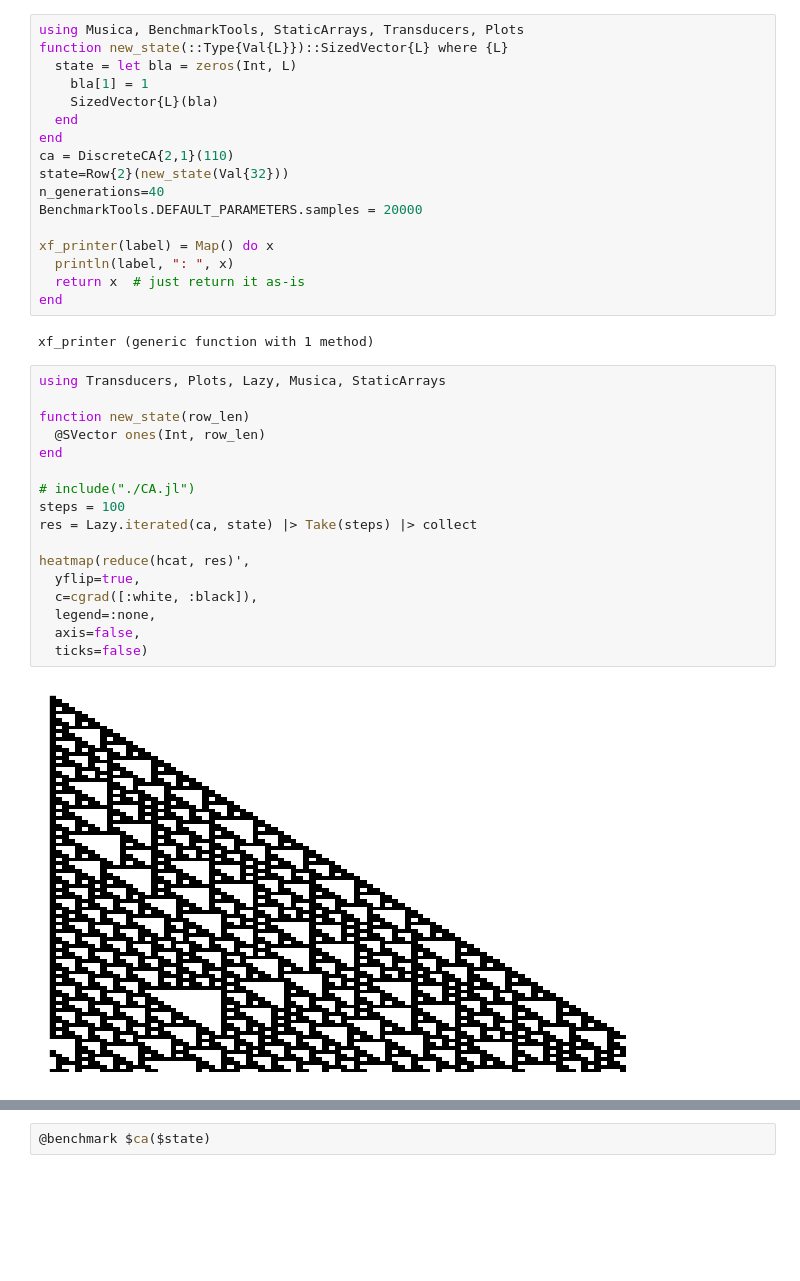
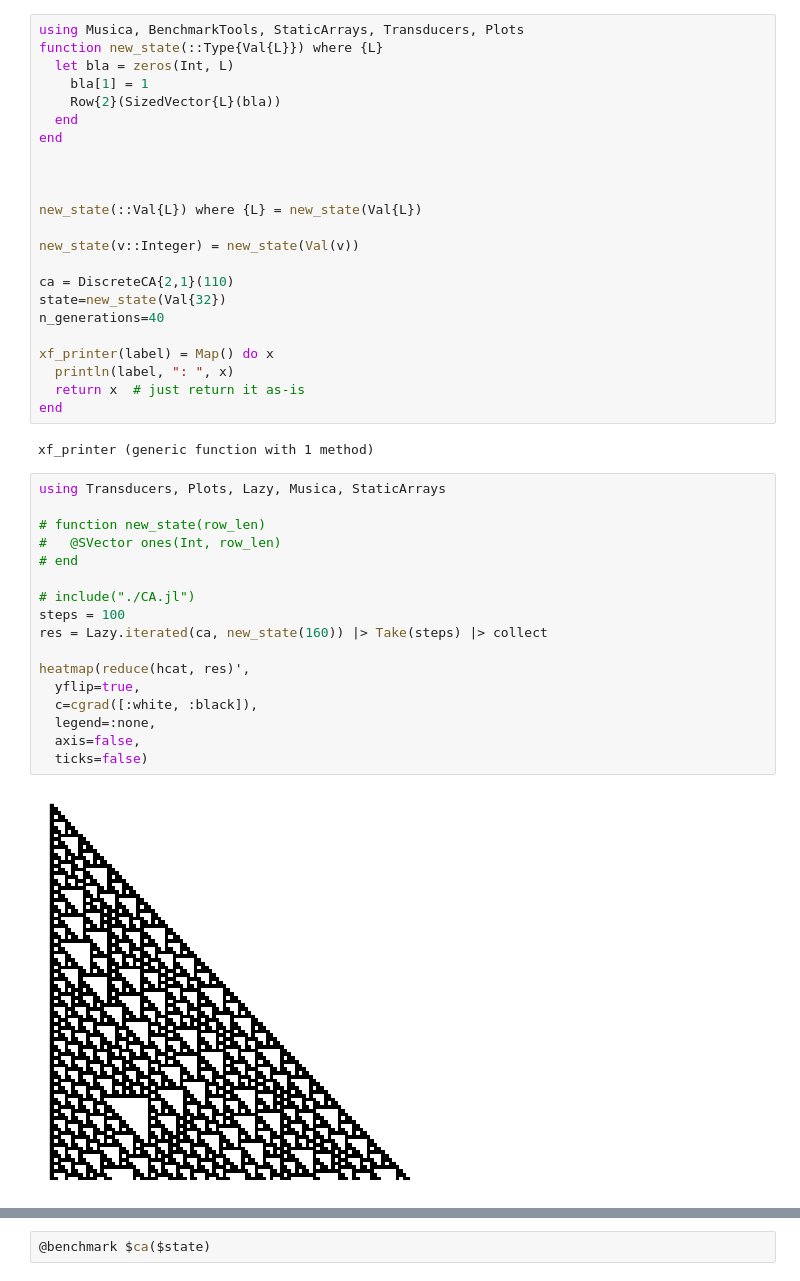
Before and after one commit to ORBAT/Musica, a Jupyter notebook: src/scratch.ipynb, the cells around one changed output, grey strips where cells are left out. Saved outputs shown, nothing was run; the diff lists cells and outputs as text; blank space fills up the shorter version.

```diff
--- a/src/scratch.ipynb
+++ b/src/scratch.ipynb
@@ -85,16 +85,22 @@ scopy = [1, 1, 1, 0, 0, 1, 1]
 ### using, new_state, ca & state
 # %%
 using Musica, BenchmarkTools, StaticArrays, Transducers, Plots
-function new_state(::Type{Val{L}})::SizedVector{L} where {L}
-  state = let bla = zeros(Int, L)
+function new_state(::Type{Val{L}}) where {L}
+  let bla = zeros(Int, L)
     bla[1] = 1
-    SizedVector{L}(bla)
+    Row{2}(SizedVector{L}(bla))
   end
 end
+
+
+
+new_state(::Val{L}) where {L} = new_state(Val{L})
+
+new_state(v::Integer) = new_state(Val(v))
+
 ca = DiscreteCA{2,1}(110)
-state=Row{2}(new_state(Val{32}))
+state=new_state(Val{32})
 n_generations=40
-BenchmarkTools.DEFAULT_PARAMETERS.samples = 20000
 
 xf_printer(label) = Map() do x
   println(label, ": ", x)
@@ -105,22 +111,22 @@ xf_printer (generic function with 1 method)
 # %%
 using Transducers, Plots, Lazy, Musica, StaticArrays
 
-function new_state(row_len)
-  @SVector ones(Int, row_len)
-end
+# function new_state(row_len)
+#   @SVector ones(Int, row_len)
+# end
 
 # include("./CA.jl")
 steps = 100
-res = Lazy.iterated(ca, state) |> Take(steps) |> collect
+res = Lazy.iterated(ca, new_state(160)) |> Take(steps) |> collect
 
 heatmap(reduce(hcat, res)',
   yflip=true,
   c=cgrad([:white, :black]),
   legend=:none,
   axis=false,
   ticks=false)
 # %% [output]
-[figure, old version]
+[figure, new version]
 # %%
 @benchmark $ca($state)
 # %% [output]
```
Also changed, not shown: parts of 7 cells of this notebook.
